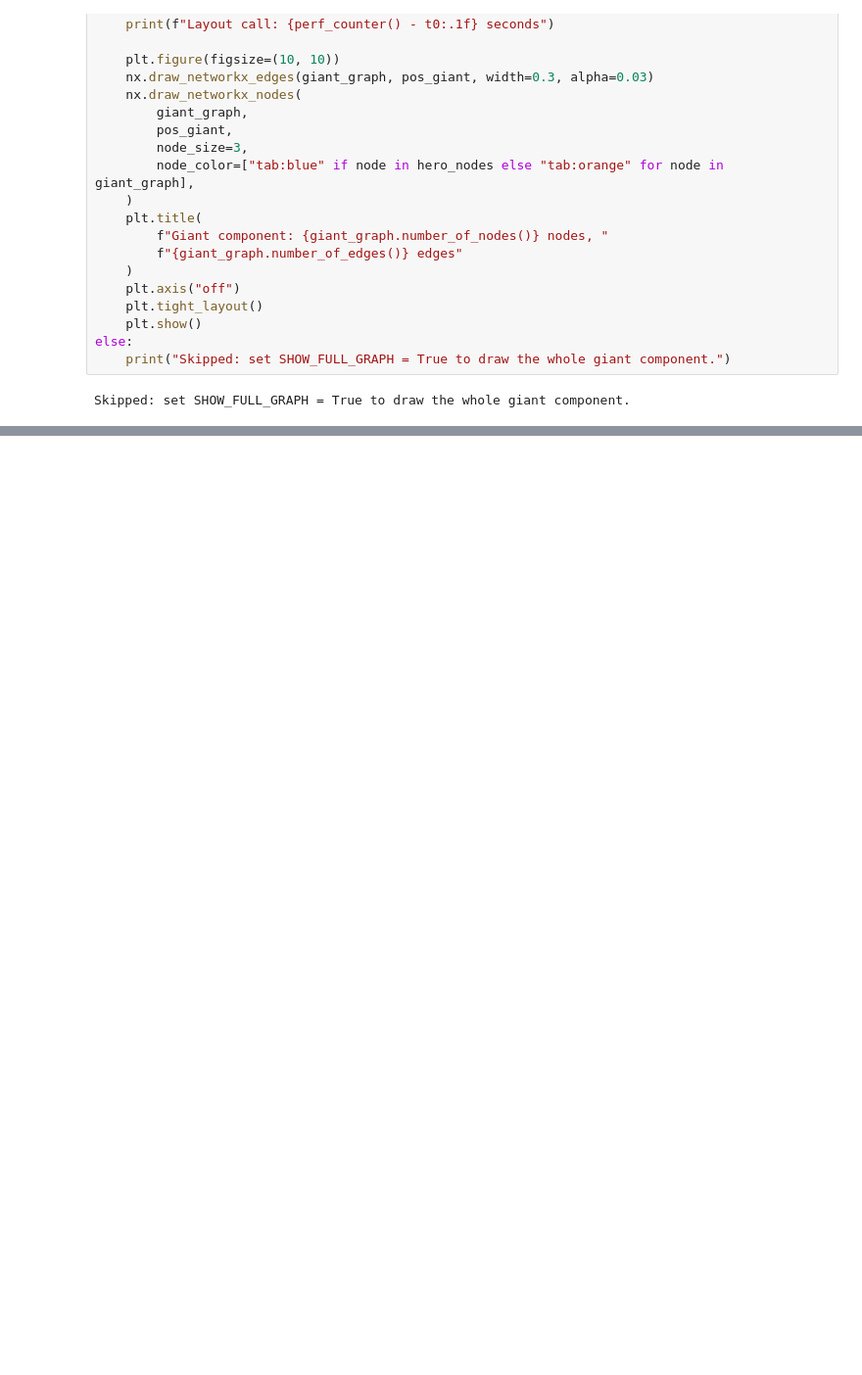
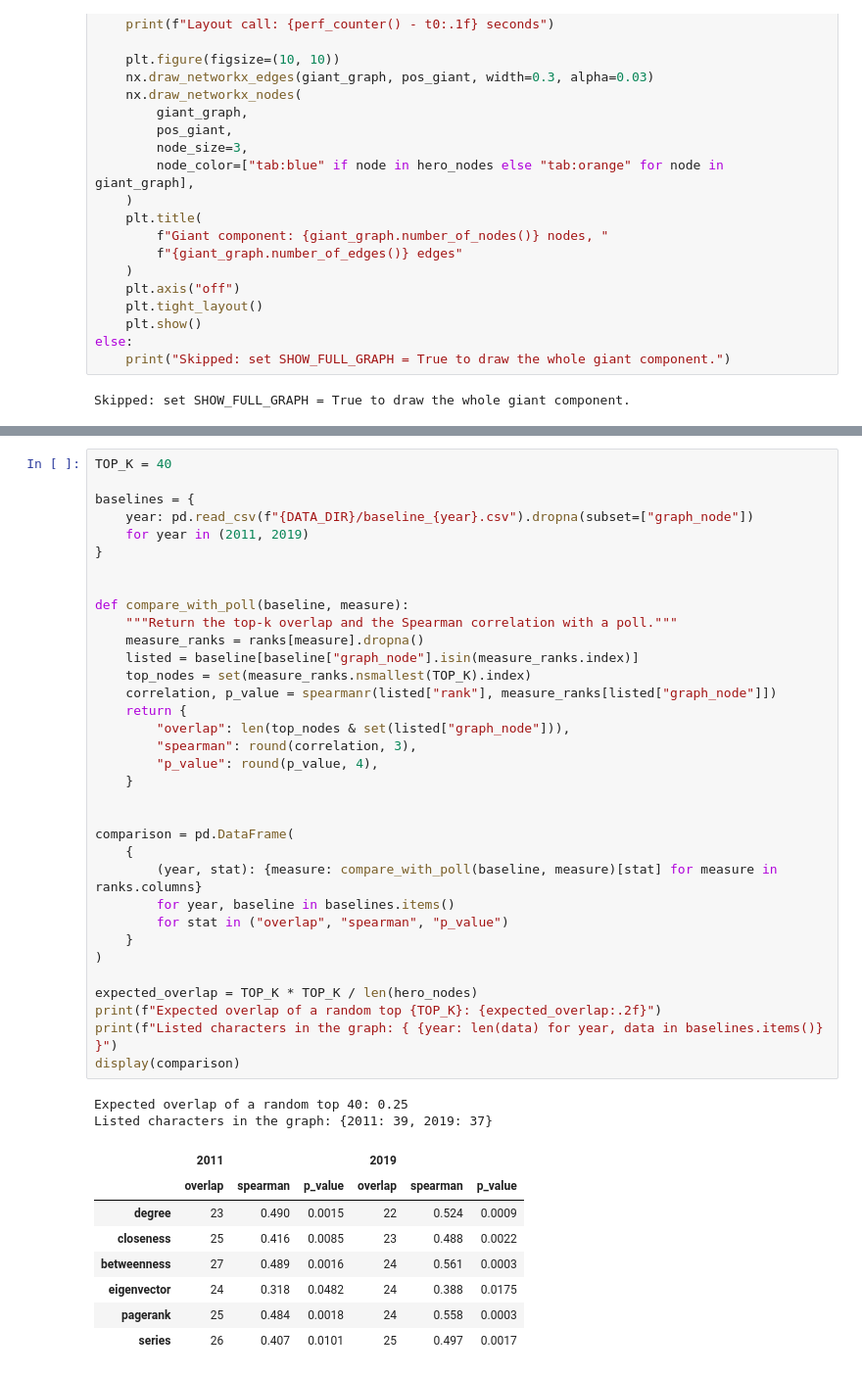
Before and after one commit to arrora09/kozhalo, a Jupyter notebook: project/beadando.ipynb, the cells around one changed output, grey strips where cells are left out. Shown at 98% size. Cells and saved outputs as stored; diff of their text form; blank space fills up the shorter version.

```diff
--- a/project/beadando.ipynb
+++ b/project/beadando.ipynb
@@ -321,0 +585,45 @@ TODO: analysis
+# %%
+TOP_K = 40
+
+baselines = {
+    year: pd.read_csv(f"{DATA_DIR}/baseline_{year}.csv").dropna(subset=["graph_node"])
+    for year in (2011, 2019)
+}
+
+
+def compare_with_poll(baseline, measure):
+    """Return the top-k overlap and the Spearman correlation with a poll."""
+    measure_ranks = ranks[measure].dropna()
+    listed = baseline[baseline["graph_node"].isin(measure_ranks.index)]
+    top_nodes = set(measure_ranks.nsmallest(TOP_K).index)
+    correlation, p_value = spearmanr(listed["rank"], measure_ranks[listed["graph_node"]])
+    return {
+        "overlap": len(top_nodes & set(listed["graph_node"])),
+        "spearman": round(correlation, 3),
+        "p_value": round(p_value, 4),
+    }
+
+
+comparison = pd.DataFrame(
+    {
+        (year, stat): {measure: compare_with_poll(baseline, measure)[stat] for measure in ranks.columns}
+        for year, baseline in baselines.items()
+        for stat in ("overlap", "spearman", "p_value")
+    }
+)
+
+expected_overlap = TOP_K * TOP_K / len(hero_nodes)
+print(f"Expected overlap of a random top {TOP_K}: {expected_overlap:.2f}")
+print(f"Listed characters in the graph: { {year: len(data) for year, data in baselines.items()} }")
+display(comparison)
+# %% [output]
+Expected overlap of a random top 40: 0.25
+Listed characters in the graph: {2011: 39, 2019: 37}
+|  | 2011 |  |  | 2019 |  |  |
+|  | overlap | spearman | p_value | overlap | spearman | p_value |
+| degree | 23 | 0.490 | 0.0015 | 22 | 0.524 | 0.0009 |
+| closeness | 25 | 0.416 | 0.0085 | 23 | 0.488 | 0.0022 |
+| betweenness | 27 | 0.489 | 0.0016 | 24 | 0.561 | 0.0003 |
+| eigenvector | 24 | 0.318 | 0.0482 | 24 | 0.388 | 0.0175 |
+| pagerank | 25 | 0.484 | 0.0018 | 24 | 0.558 | 0.0003 |
+| series | 26 | 0.407 | 0.0101 | 25 | 0.497 | 0.0017 |
```
Also changed, not shown: parts of 21 cells of this notebook, 1 other file.
